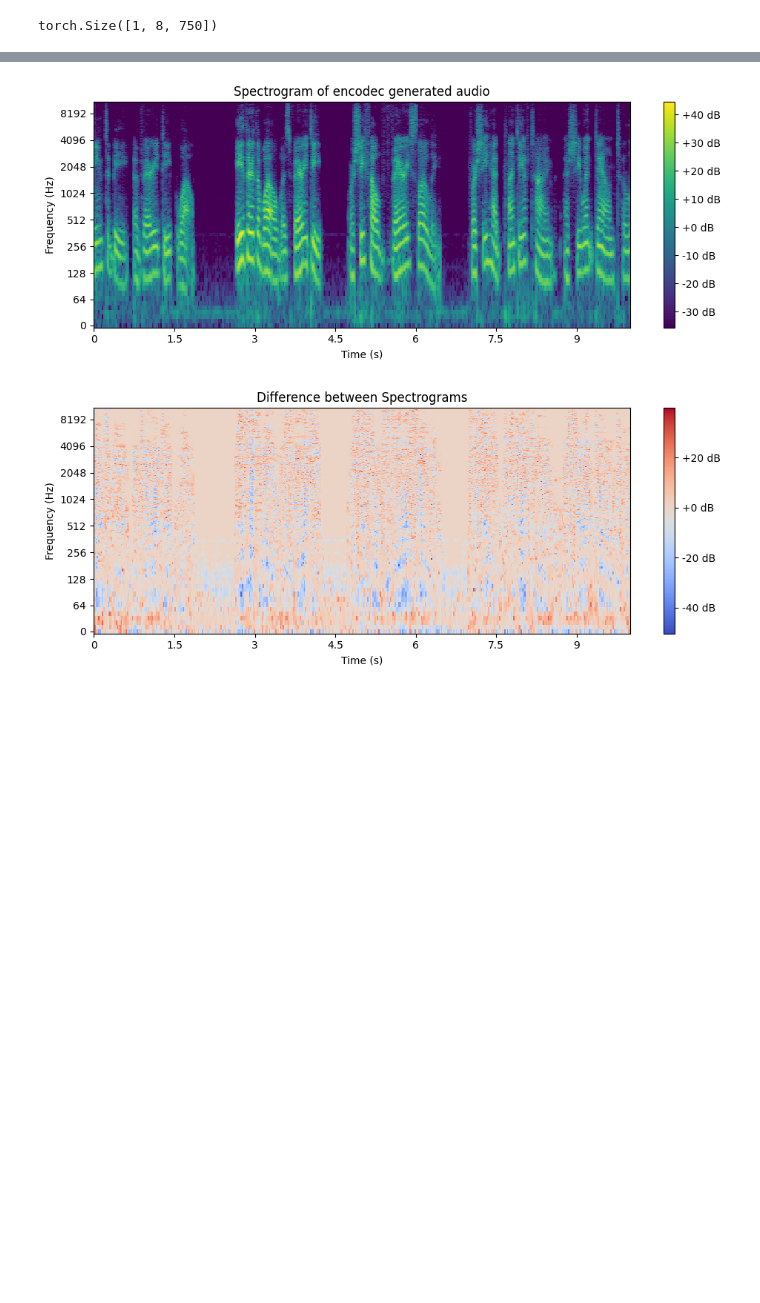
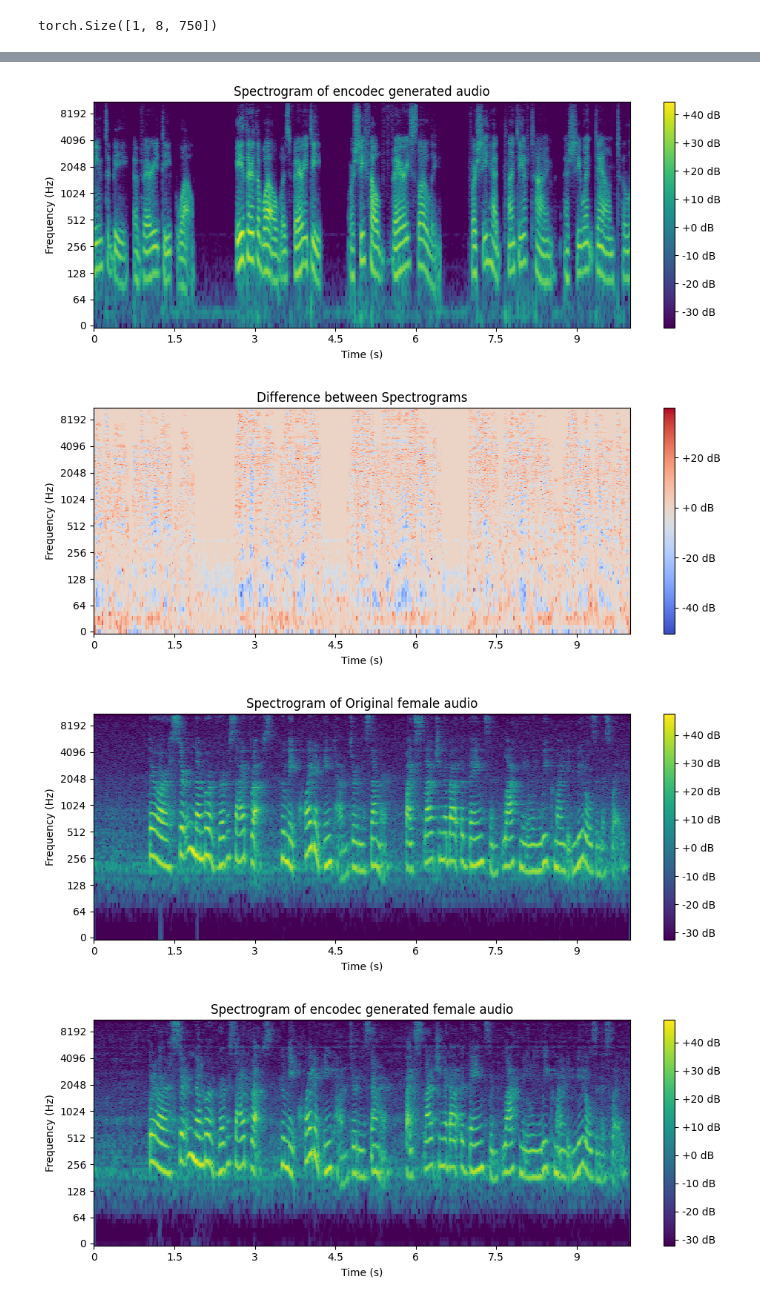
Before and after one commit to Lekha827/AudioDeepfake, a Jupyter notebook: encodec.ipynb, the cells around one changed output, grey strips where cells are left out. Cells and saved outputs as stored; diff of their text form; code cells hidden in the pictures; blank space fills up the shorter version.

```diff
--- a/encodec.ipynb
+++ b/encodec.ipynb
@@ -27,8 +27,10 @@ model.set_target_bandwidth(6.0)
 import os
 current_dir = os.getcwd()
 
+input_file = "sample_9.wav"
+#input_file = "female_voice.wav"
 # audio file_path
-file_path = os.path.join(current_dir, "sample_9.wav")
+file_path = os.path.join(current_dir, input_file)
 
 # Load and pre-process the audio waveform
 wav, sr = torchaudio.load(file_path)
@@ -39,6 +41,17 @@ wav = wav.unsqueeze(0)
 with torch.no_grad():
     encoded_frames = model.encode(wav)
 codes = torch.cat([encoded[0] for encoded in encoded_frames], dim=-1)  # [B, n_q, T]
+
+# Generate audio from codes
+with torch.no_grad():
+    audio_values = model.decode([(codes, None)])
+
+# Convert the decoded audio tensor to numpy array
+audio_values = audio_values.squeeze(0)
+
+output_filename = "encodec_female_audio.wav"
+# Save the decoded audio using torchaudio
+torchaudio.save("encodec_decoded_audio.wav", audio_values.cpu(), model.sample_rate)
 # %%
 codes.shape
 # %% [output]
@@ -93,30 +106,37 @@ def plot_spectrogram_difference(audio_file1, audio_file2):
     stft2 = librosa.stft(y2)
 
     # Convert to decibel scale
     spectrogram1 = librosa.amplitude_to_db(abs(stft1))
     spectrogram2 = librosa.amplitude_to_db(abs(stft2))
 
     # Compute the difference between the two spectrograms
     spectrogram_diff = spectrogram1 - spectrogram2
 
     # Plot the difference
     plt.figure(figsize=(10, 4))
     librosa.display.specshow(spectrogram_diff, sr=sr1, x_axis='time', y_axis='log', cmap='coolwarm')
     plt.colorbar(format='%+2.0f dB')
     plt.title("Difference between Spectrograms")
     plt.xlabel("Time (s)")
     plt.ylabel("Frequency (Hz)")
     plt.tight_layout()
     plt.show()
 # File paths for the two audio files
 audio_file1 = 'sample_9.wav'  # original audio
 audio_file2 = 'encodec_decoded_audio.wav'  # output audio file from dac
+female_audio_orig = "female_voice.wav"
+female_codec_fake = "academicodec_reconstructed_female_voice.wav"
 
 # Plot spectrograms for both files
 plot_spectrogram(audio_file1, title="Spectrogram of Original audio")
 plot_spectrogram(audio_file2, title="Spectrogram of encodec generated audio")
 plot_spectrogram_difference(audio_file1, audio_file2)
+plot_spectrogram(female_audio_orig, title="Spectrogram of Original female audio")
+plot_spectrogram(female_codec_fake, title="Spectrogram of encodec generated female audio")
+plot_spectrogram_difference(female_audio_orig, female_codec_fake)
 # %% [output]
 [figure]
 [figure]
 [figure]
+[figure, added]
+[figure, added]
```
Also changed, not shown: parts of 1 cell of this notebook, 9 other files.
